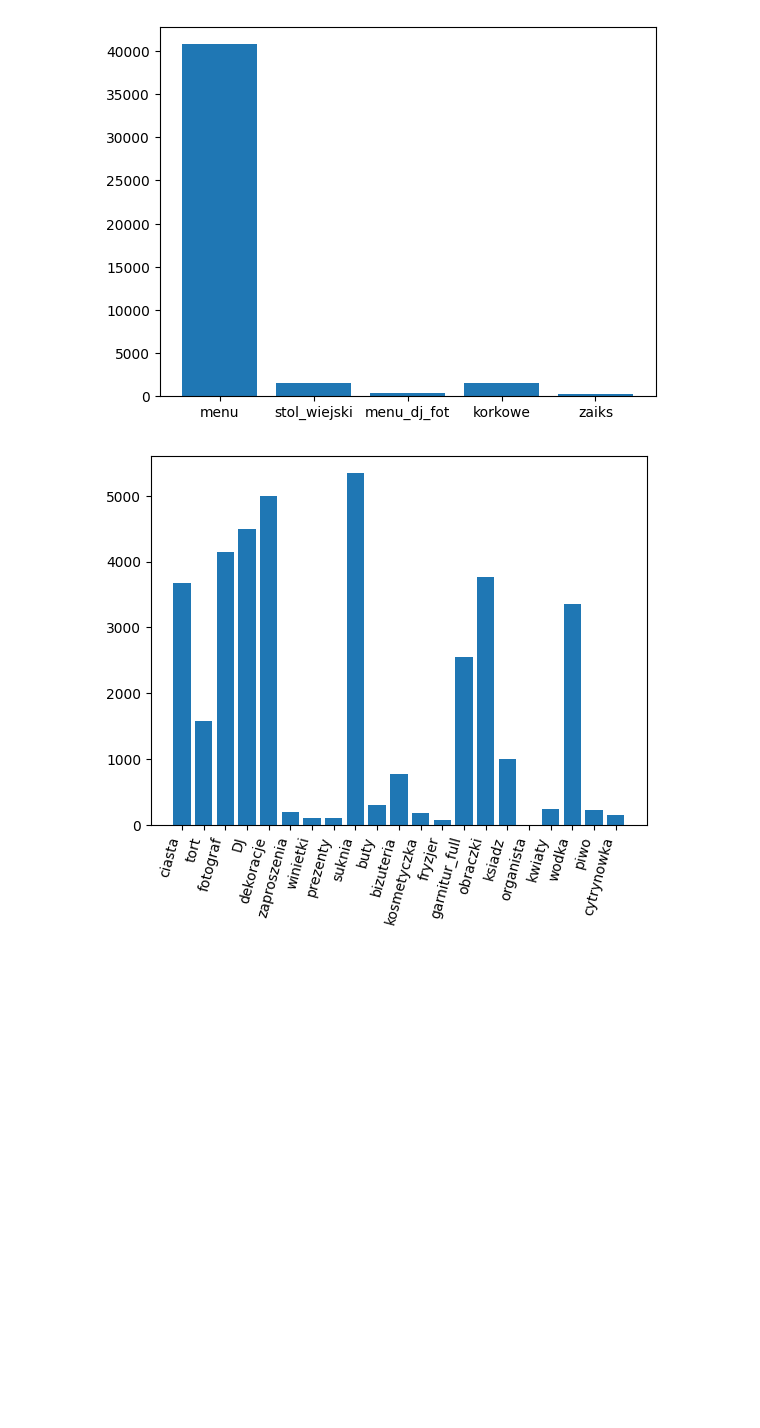
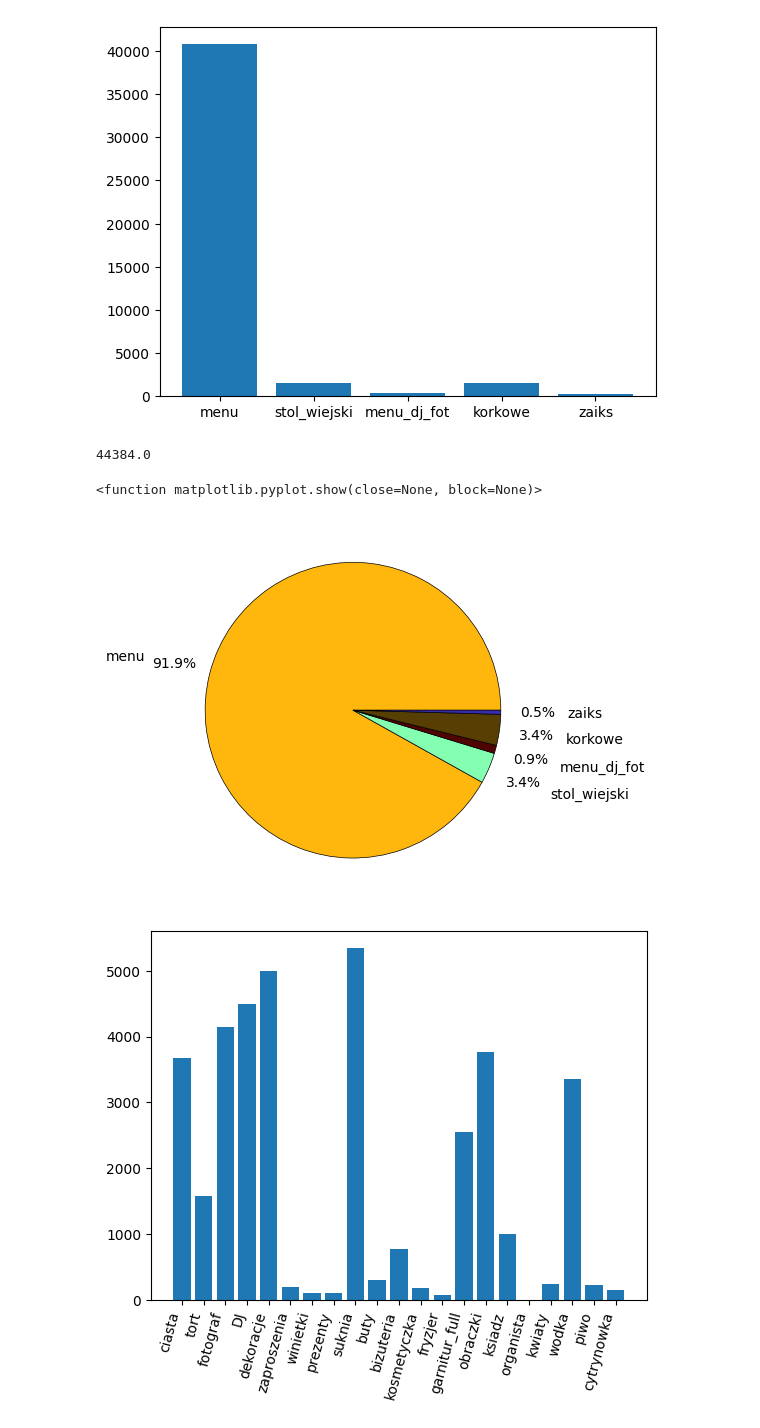
Before and after one commit to jackcooler/wesele, a Jupyter notebook: wesele_main.ipynb, the cells around one changed output. Saved outputs shown, nothing was run; the diff lists cells and outputs as text; code cells hidden in the pictures; blank space fills up the shorter version.

```diff
--- a/wesele_main.ipynb
+++ b/wesele_main.ipynb
@@ -262,6 +263,21 @@ plt.bar(range(len(koszty_sala)), koszt, tick_label = usluga_sala)
 plt.show()
 # %% [output]
 [figure]
+# %%
+koszt_sala = sum(koszty_sala.values())
+koszt_sala
+# %% [output]
+44384.0
+# %%
+fig, ax = plt.subplots()
+
+colors = ['#FFB70D', '#84FFB2', '#500404', '#573E03', '#382BB0']
+
+ax.pie(koszty_sala.values(), labels=koszty_sala.keys(), autopct='%1.1f%%', pctdistance=1.25, labeldistance=1.45, colors=colors, wedgeprops = { 'linewidth' : 0.5, 'edgecolor' : 'black' })
+plt.show
+# %% [output]
+<function matplotlib.pyplot.show(close=None, block=None)>
+[figure, added]
 # %%
 usluga_inne = list(koszty_inne.keys())
 koszt1 = list(koszty_inne.values())
```
Also changed, not shown: parts of 2 cells of this notebook.
